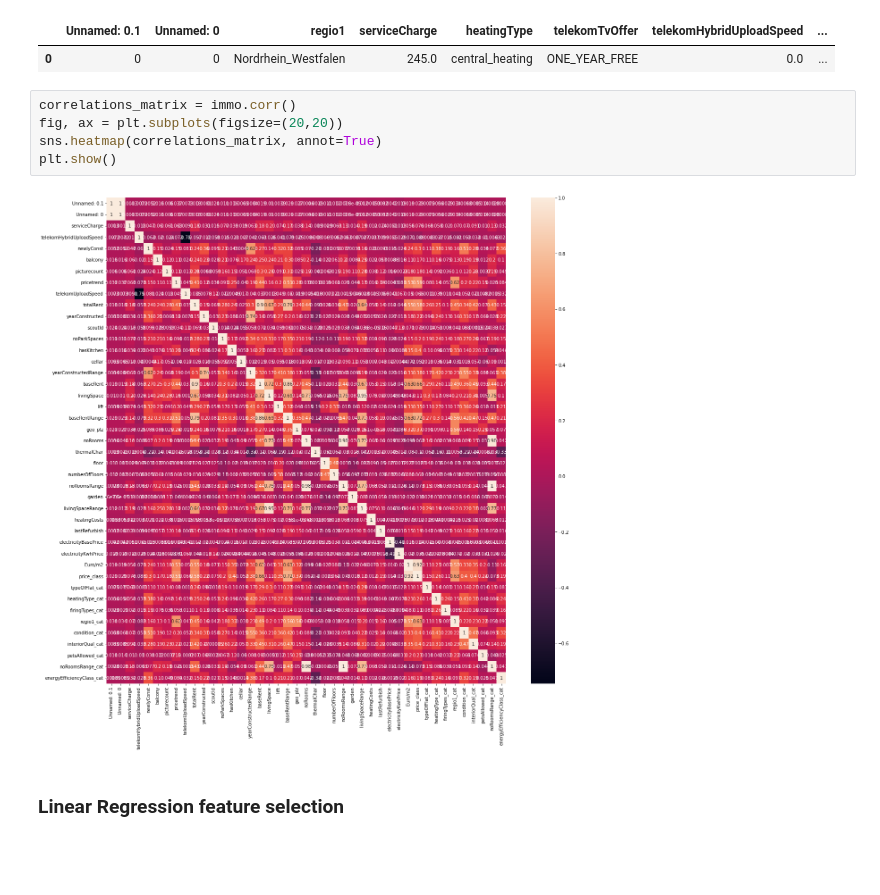
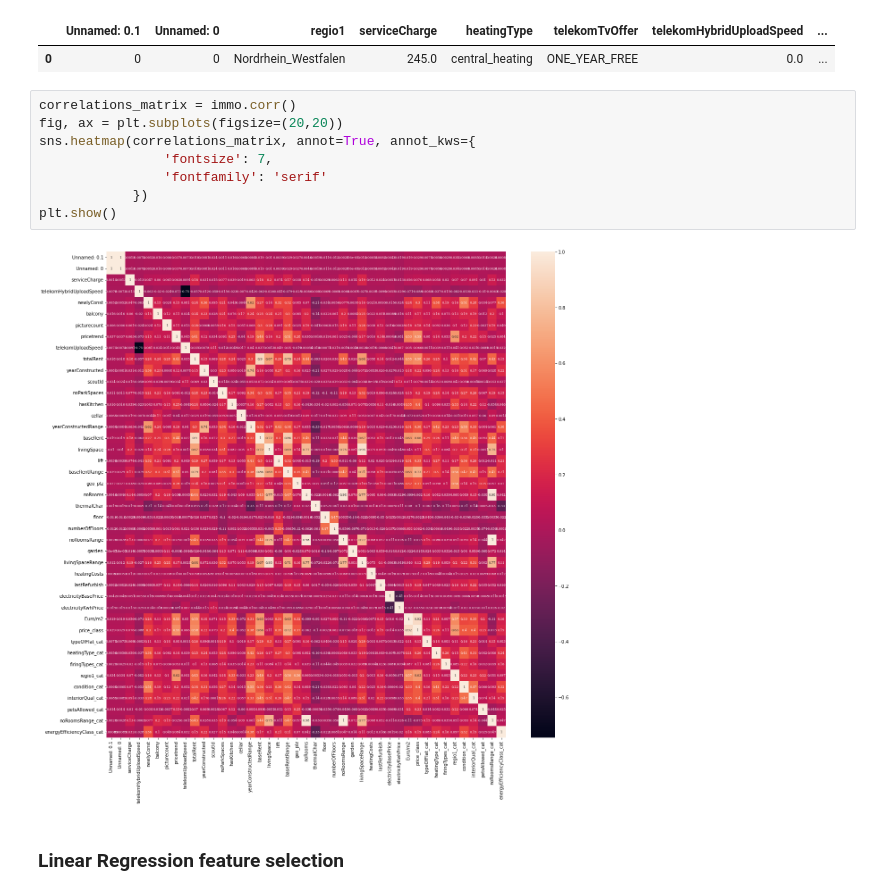
Before and after one commit to bennednedben/Final-Project, a Jupyter notebook: 08 Model_cat.ipynb, the cells around one changed output. Drawn from its saved outputs; the diff is of its cells as text; blank space fills up the shorter version.

```diff
--- a/08 Model_cat.ipynb
+++ b/08 Model_cat.ipynb
@@ -26,10 +27,13 @@ immo.head(1)
 # %%
 correlations_matrix = immo.corr()
 fig, ax = plt.subplots(figsize=(20,20))
-sns.heatmap(correlations_matrix, annot=True)
+sns.heatmap(correlations_matrix, annot=True, annot_kws={
+                'fontsize': 7,
+                'fontfamily': 'serif'
+            })
 plt.show()
 # %% [output]
-[figure, old version]
+[figure, new version]
 # %% [markdown]
 ### Linear Regression feature selection
 # %%
```
Also changed, not shown: parts of 12 cells of this notebook, 1 other file.
